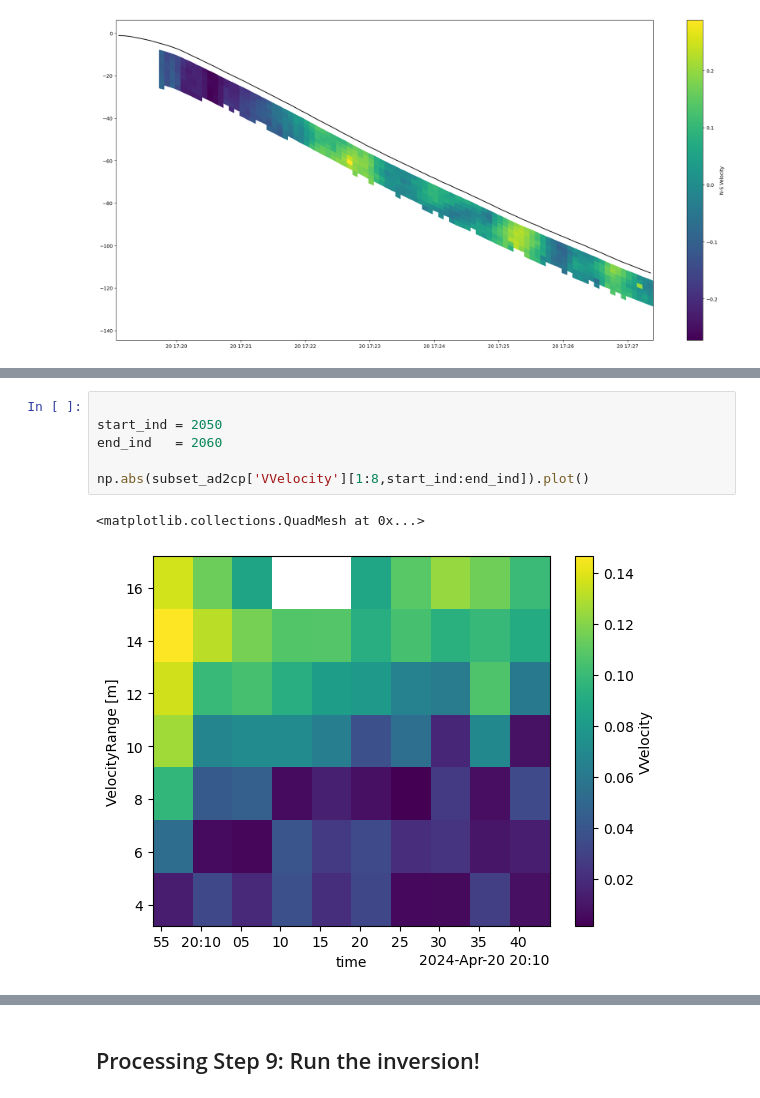
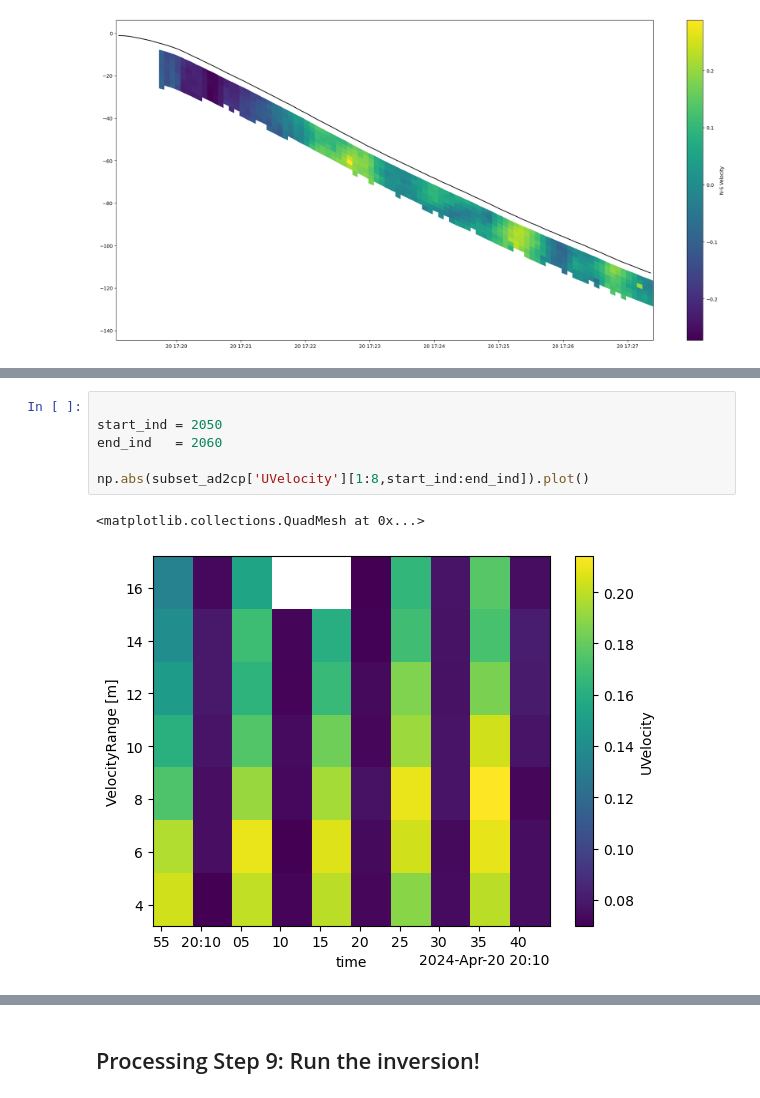
Before and after one commit to JGradone/Slocum-AD2CP, a Jupyter notebook: notebooks/01_Slocum_AD2CP_Testing_and_Data_Exploration.ipynb, the cells around one changed output, grey strips where cells are left out. Saved outputs shown, nothing was run; the diff lists cells and outputs as text.

```diff
--- a/notebooks/01_Slocum_AD2CP_Testing_and_Data_Exploration.ipynb
+++ b/notebooks/01_Slocum_AD2CP_Testing_and_Data_Exploration.ipynb
@@ -596,9 +596,9 @@ plt.colorbar(label='N-S Velocity')
 # %%
 
 start_ind = 2050
 end_ind   = 2060
 
-np.abs(subset_ad2cp['VVelocity'][1:8,start_ind:end_ind]).plot()
+np.abs(subset_ad2cp['UVelocity'][1:8,start_ind:end_ind]).plot()
 # %% [output]
 <matplotlib.collections.QuadMesh at 0x...>
-[figure, old version]
+[figure, new version]
```
Also changed, not shown: parts of 5 cells of this notebook, 1 other file.
